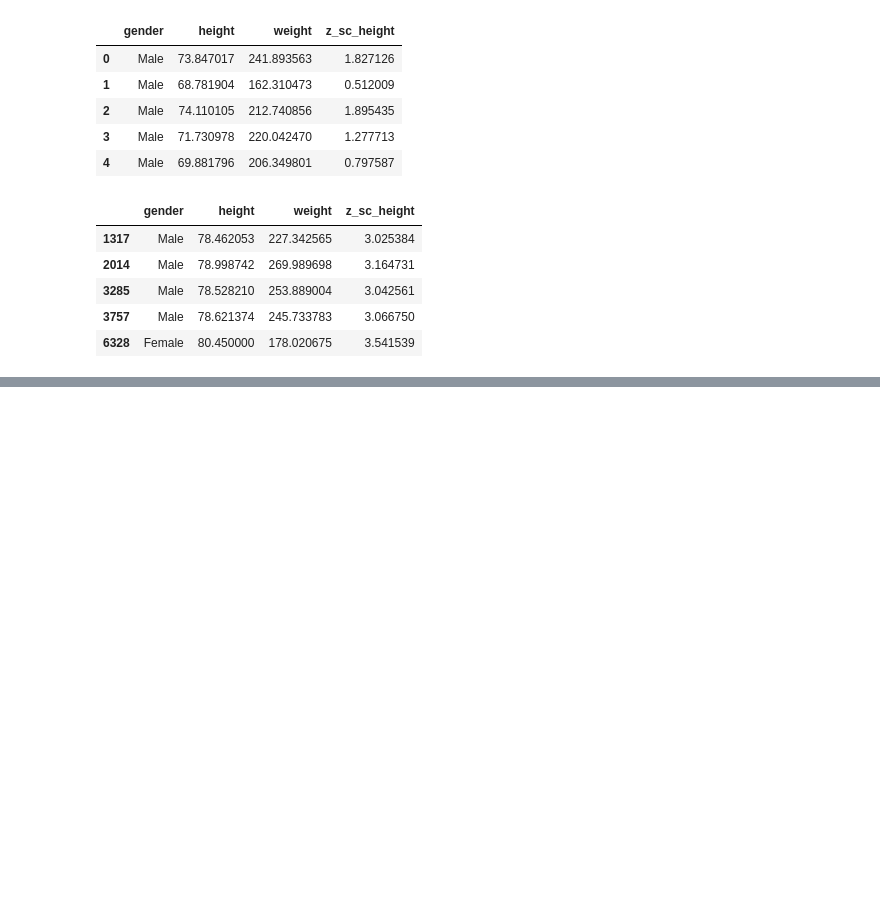
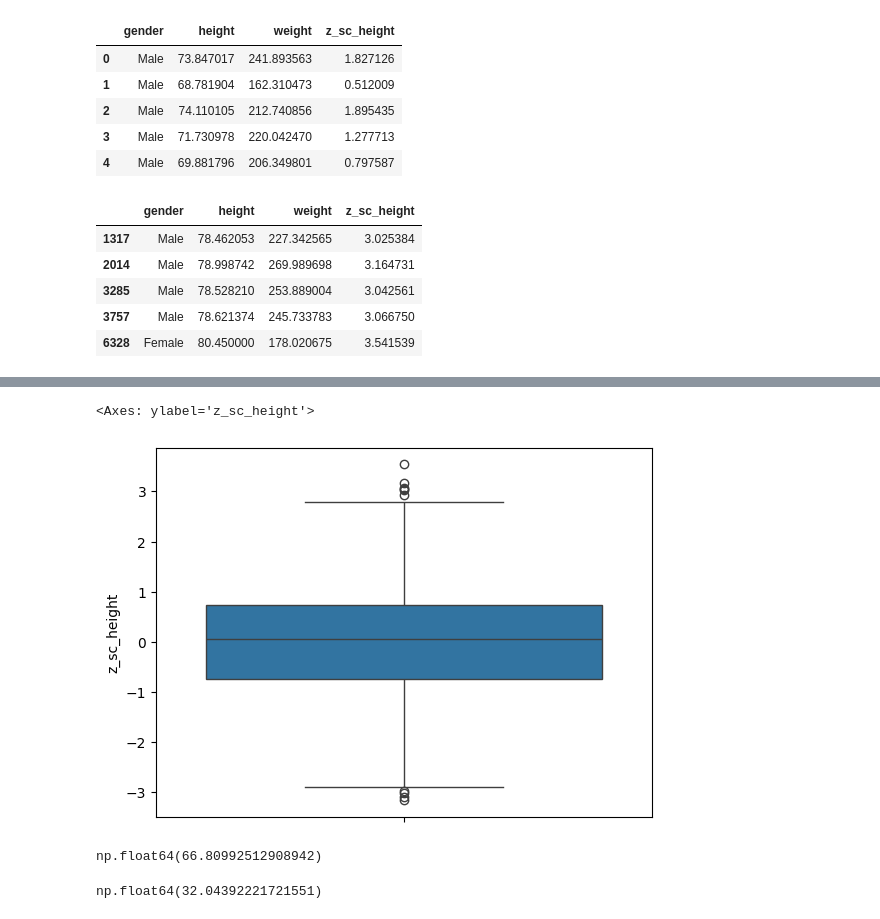
Before and after one commit to Md-Maruf-1727/Statistics, a Jupyter notebook: Outlier removing/outlier_1.ipynb, the cells around one changed output, grey strips where cells are left out. Saved outputs shown, nothing was run; the diff lists cells and outputs as text; code cells hidden in the pictures; blank space fills up the shorter version.

```diff
--- a/Outlier removing/outlier_1.ipynb
+++ b/Outlier removing/outlier_1.ipynb
@@ -81,0 +105,16 @@ df[df['z_sc_height']>3]
+# %%
+sns.boxplot(df['z_sc_height'])
+# %% [output]
+<Axes: ylabel='z_sc_height'>
+[figure, added]
+# %%
+#z score for weight
+mean_val_w = df['weight'].mean()
+mean_val
+# %% [output]
+np.float64(66.80992512908942)
+# %%
+std_val_w = df['weight'].std()
+std_val_w
+# %% [output]
+np.float64(32.04392221721551)
```
Also changed, not shown: parts of 20 cells of this notebook.
